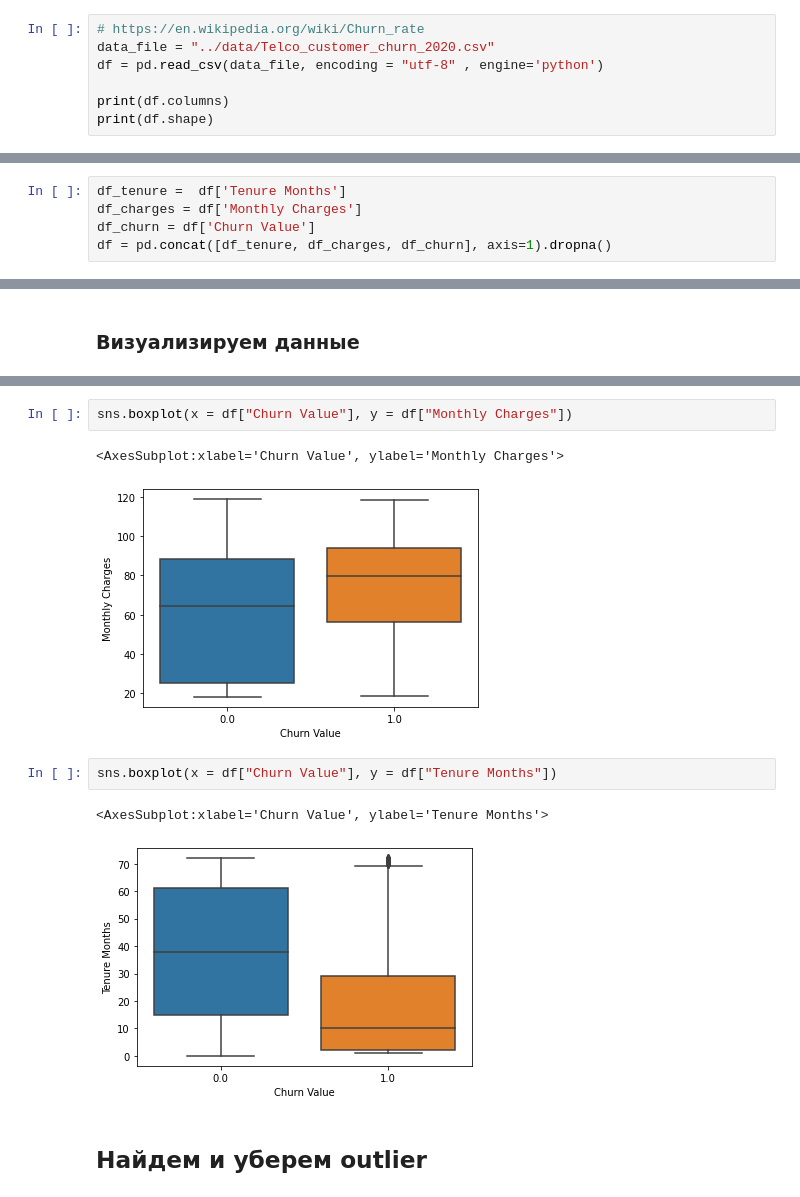
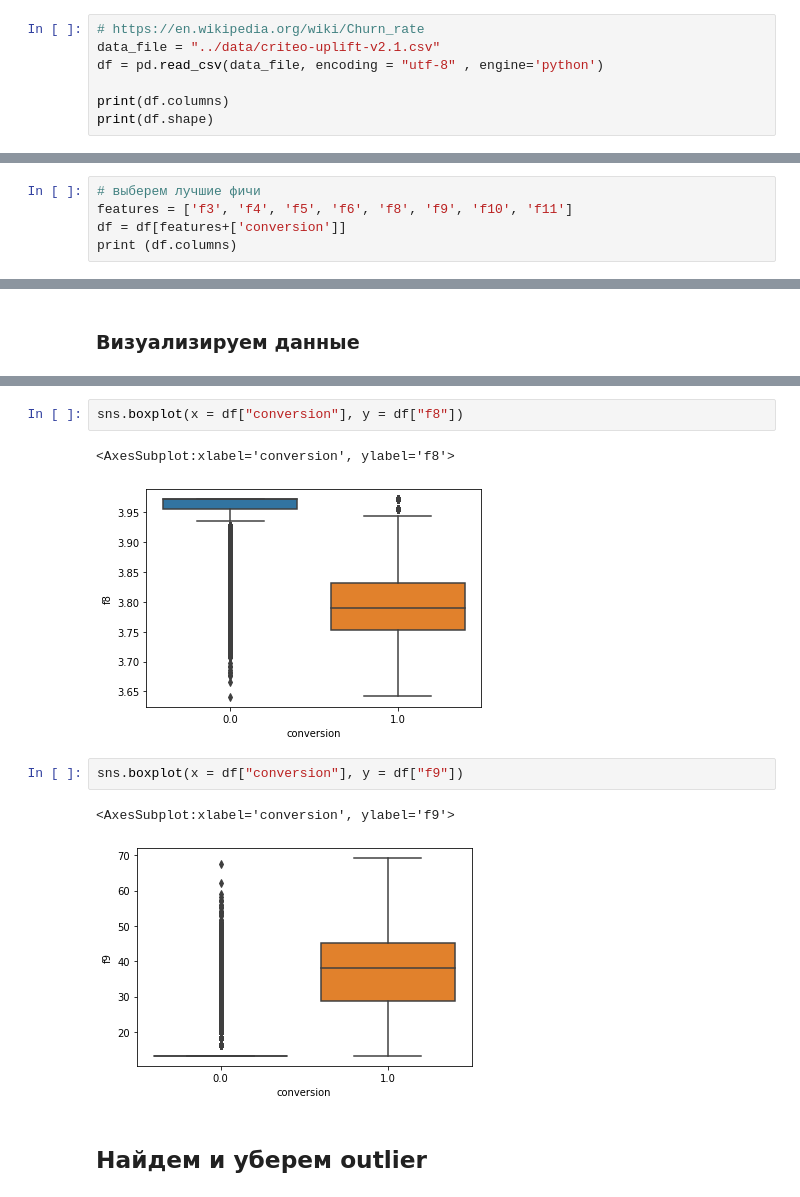
Before and after one commit to Svito-zar/ML_Tutorial_For_Robot_Dreams, a Jupyter notebook: In_class/practice-2-knn.ipynb, the cells around one changed output, grey strips where cells are left out. Cells and saved outputs as stored; diff of their text form.

```diff
--- a/In_class/practice-2-knn.ipynb
+++ b/In_class/practice-2-knn.ipynb
@@ -35,6 +35,6 @@ import csv
 # %%
 # https://en.wikipedia.org/wiki/Churn_rate
-data_file = "../data/Telco_customer_churn_2020.csv"
+data_file = "../data/criteo-uplift-v2.1.csv"
 df = pd.read_csv(data_file, encoding = "utf-8" , engine='python')
 
 print(df.columns)
@@ -78,7 +80,7 @@ CLTV  corr:  -0.1274631017174495
 # %% [markdown]
 ### Объединяем
-# %%
-df_tenure =  df['Tenure Months']
-df_charges = df['Monthly Charges']
-df_churn = df['Churn Value']
-df = pd.concat([df_tenure, df_charges, df_churn], axis=1).dropna()
+# %%
+# выберем лучшие фичи
+features = ['f3', 'f4', 'f5', 'f6', 'f8', 'f9', 'f10', 'f11']
+df = df[features+['conversion']]
+print (df.columns)
@@ -117,13 +113,13 @@ No handles with labels found to put in legend.
 # %%
-sns.boxplot(x = df["Churn Value"], y = df["Monthly Charges"])
+sns.boxplot(x = df["conversion"], y = df["f8"])
 # %% [output]
-<AxesSubplot:xlabel='Churn Value', ylabel='Monthly Charges'>
+<AxesSubplot:xlabel='conversion', ylabel='f8'>
-[figure, old version]
+[figure, new version]
 # %%
-sns.boxplot(x = df["Churn Value"], y = df["Tenure Months"])
+sns.boxplot(x = df["conversion"], y = df["f9"])
 # %% [output]
-<AxesSubplot:xlabel='Churn Value', ylabel='Tenure Months'>
+<AxesSubplot:xlabel='conversion', ylabel='f9'>
-[figure, old version]
+[figure, new version]
 # %% [markdown]
 ## Найдем и уберем outlier
 # %%
```
Also changed, not shown: parts of 19 cells of this notebook, 3 other files.
